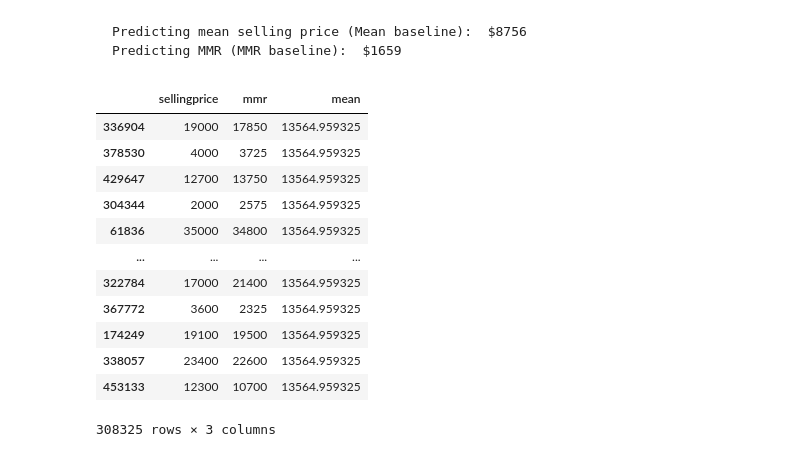
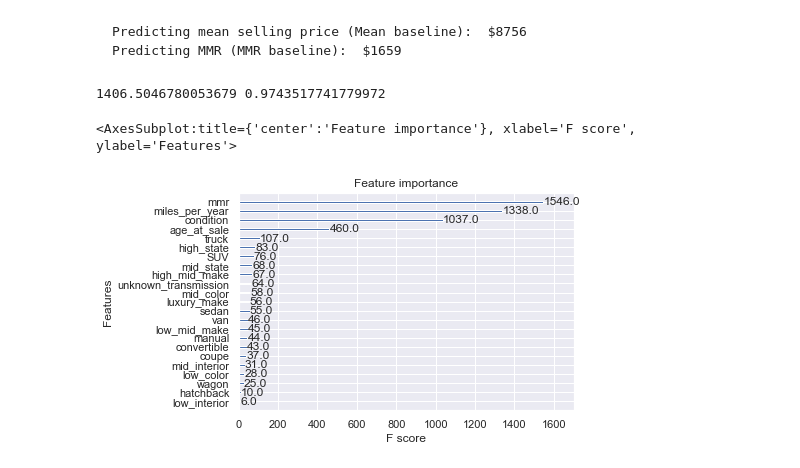
Before and after one commit to DanChurchill/car_price_predictor, a Jupyter notebook: explore_and_test.ipynb, the cells around one changed output. Cells and saved outputs as stored; diff of their text form; code cells hidden in the pictures.

Commit message:
experimenting with XGBoost

```diff
--- a/explore_and_test.ipynb
+++ b/explore_and_test.ipynb
@@ -101,7 +103,9 @@ df.columns.tolist()
  'unknown_transmission']
 # %%
 features = [
+
  'condition',
+
  'mmr',
  'sellingprice',
  'age_at_sale',
@@ -120,7 +124,6 @@ features = [
  'coupe',
  'hatchback',
  'sedan',
- 'suv',
  'truck',
  'van',
  'wagon',
@@ -141,0 +142,4 @@ pipeline = Pipeline([('scaler', MinMaxScaler()), ('model', LinearRegression())])
+# %%
+xgboostmodel = xgb.XGBRegressor()
+# %%
+xgboostmodel.fit(X_train, y_train)
@@ -172,16 +193,6 @@ y_train['mean'] = y_train.sellingprice.mean()
-# %%
-y_train
-# %% [output]
-|  | sellingprice | mmr | mean |
-| 336904 | 19000 | 17850 | 13564.959325 |
-| 378530 | 4000 | 3725 | 13564.959325 |
-| 429647 | 12700 | 13750 | 13564.959325 |
-| 304344 | 2000 | 2575 | 13564.959325 |
-| 61836 | 35000 | 34800 | 13564.959325 |
-| ... | ... | ... | ... |
-| 322784 | 17000 | 21400 | 13564.959325 |
-| 367772 | 3600 | 2325 | 13564.959325 |
-| 174249 | 19100 | 19500 | 13564.959325 |
-| 338057 | 23400 | 22600 | 13564.959325 |
-| 453133 | 12300 | 10700 | 13564.959325 |
-308325 rows × 3 columns
+# %%
+rmse_test = mean_squared_error(y_test, yhat_test, squared=False)
+r2_test = r2_score(y_test, yhat_test)
+print(rmse_test, r2_test)
+# %% [output]
+1406.5046780053679 0.9743517741779972
@@ -187,0 +201,5 @@ y_train
+# %%
+xgb.plot_importance(xgboostmodel)
+# %% [output]
+<AxesSubplot:title={'center':'Feature importance'}, xlabel='F score', ylabel='Features'>
+[figure, added]
```
Also changed, not shown: parts of 15 cells of this notebook, 1 other file.
